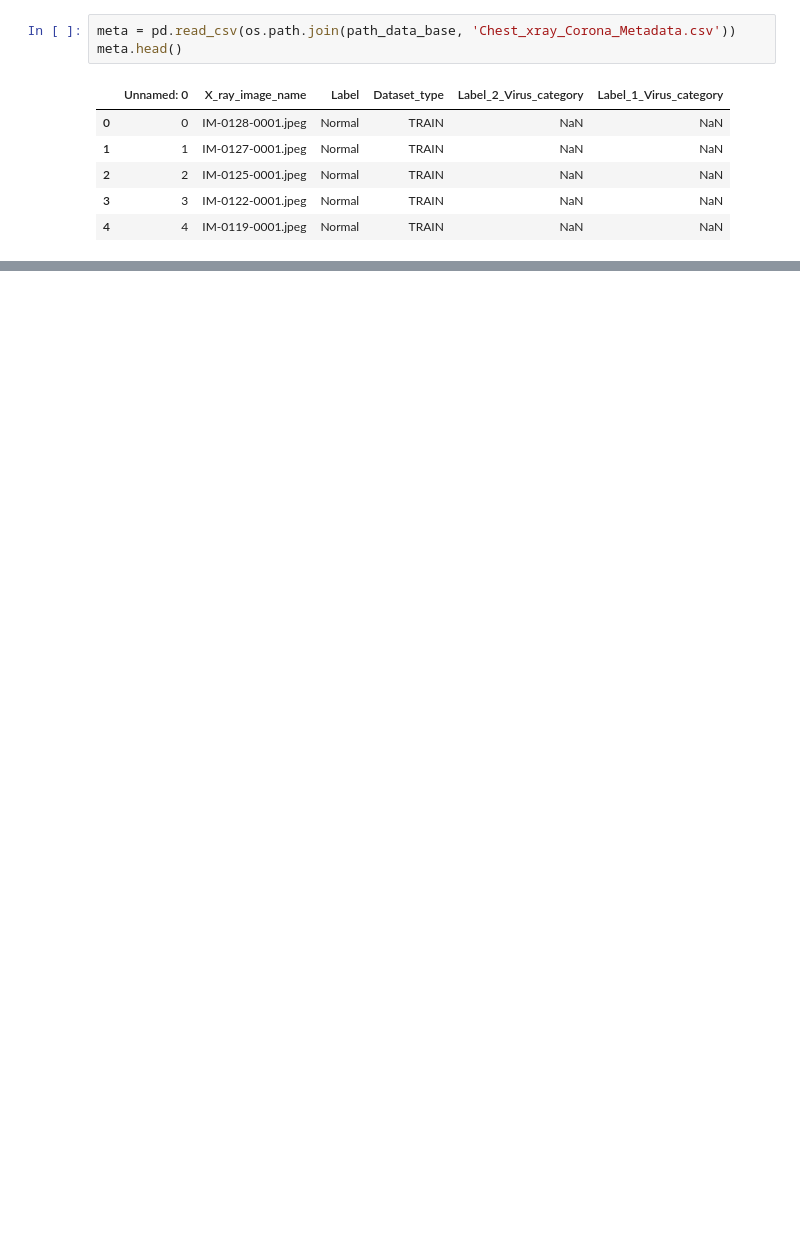
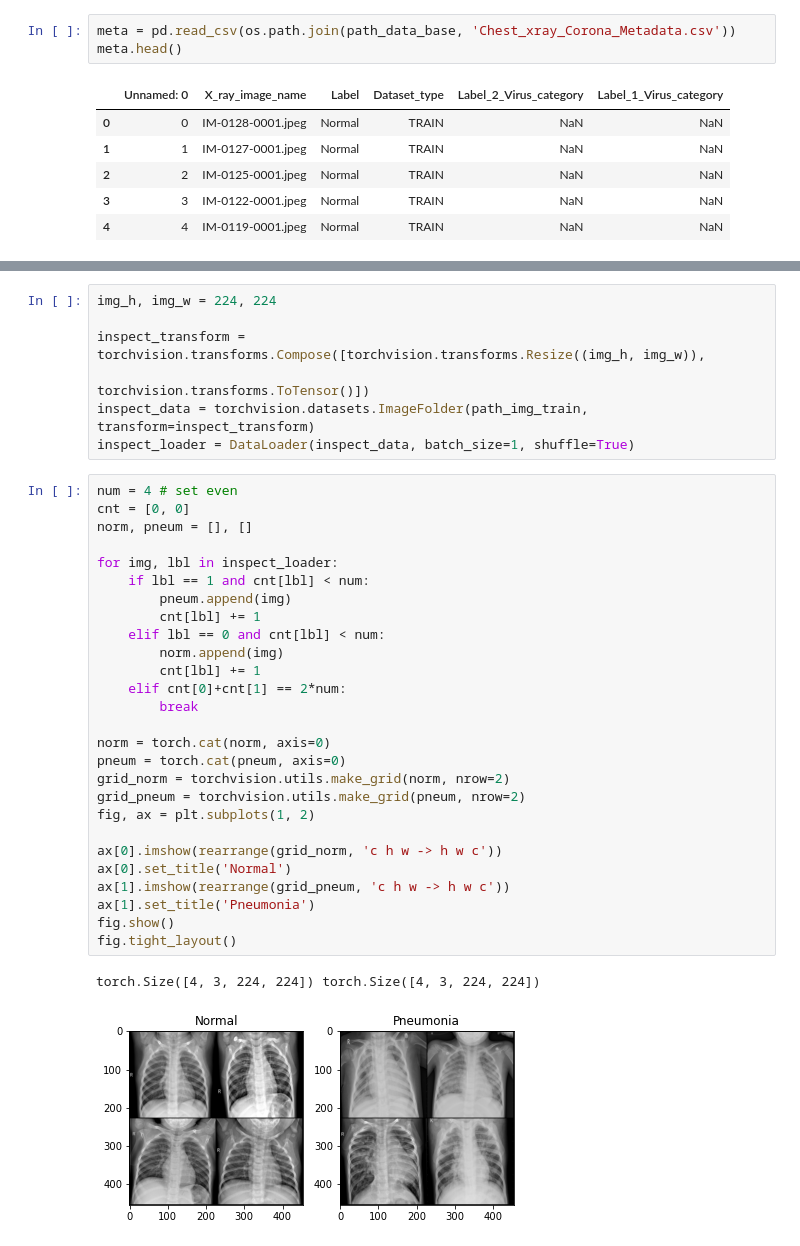
Before and after one commit to trancelestial/corneus, a Jupyter notebook: code/notebook.ipynb, the cells around one changed output, grey strips where cells are left out. Saved outputs shown, nothing was run; the diff lists cells and outputs as text; blank space fills up the shorter version.

```diff
--- a/code/notebook.ipynb
+++ b/code/notebook.ipynb
@@ -62,0 +81,37 @@ plt.tight_layout()
+# %%
+img_h, img_w = 224, 224
+
+inspect_transform = torchvision.transforms.Compose([torchvision.transforms.Resize((img_h, img_w)),
+                                                   torchvision.transforms.ToTensor()])
+inspect_data = torchvision.datasets.ImageFolder(path_img_train, transform=inspect_transform)
+inspect_loader = DataLoader(inspect_data, batch_size=1, shuffle=True)
+# %%
+num = 4 # set even
+cnt = [0, 0]
+norm, pneum = [], []
+
+for img, lbl in inspect_loader:
+    if lbl == 1 and cnt[lbl] < num:
+        pneum.append(img)
+        cnt[lbl] += 1
+    elif lbl == 0 and cnt[lbl] < num:
+        norm.append(img)
+        cnt[lbl] += 1
+    elif cnt[0]+cnt[1] == 2*num:
+        break
+
+norm = torch.cat(norm, axis=0)
+pneum = torch.cat(pneum, axis=0)
+grid_norm = torchvision.utils.make_grid(norm, nrow=2)
+grid_pneum = torchvision.utils.make_grid(pneum, nrow=2)
+fig, ax = plt.subplots(1, 2)
+
+ax[0].imshow(rearrange(grid_norm, 'c h w -> h w c'))
+ax[0].set_title('Normal')
+ax[1].imshow(rearrange(grid_pneum, 'c h w -> h w c'))
+ax[1].set_title('Pneumonia')
+fig.show()
+fig.tight_layout()
+# %% [output]
+torch.Size([4, 3, 224, 224]) torch.Size([4, 3, 224, 224])
+[figure, added]
```
Also changed, not shown: parts of 8 cells of this notebook, 1 other file.
